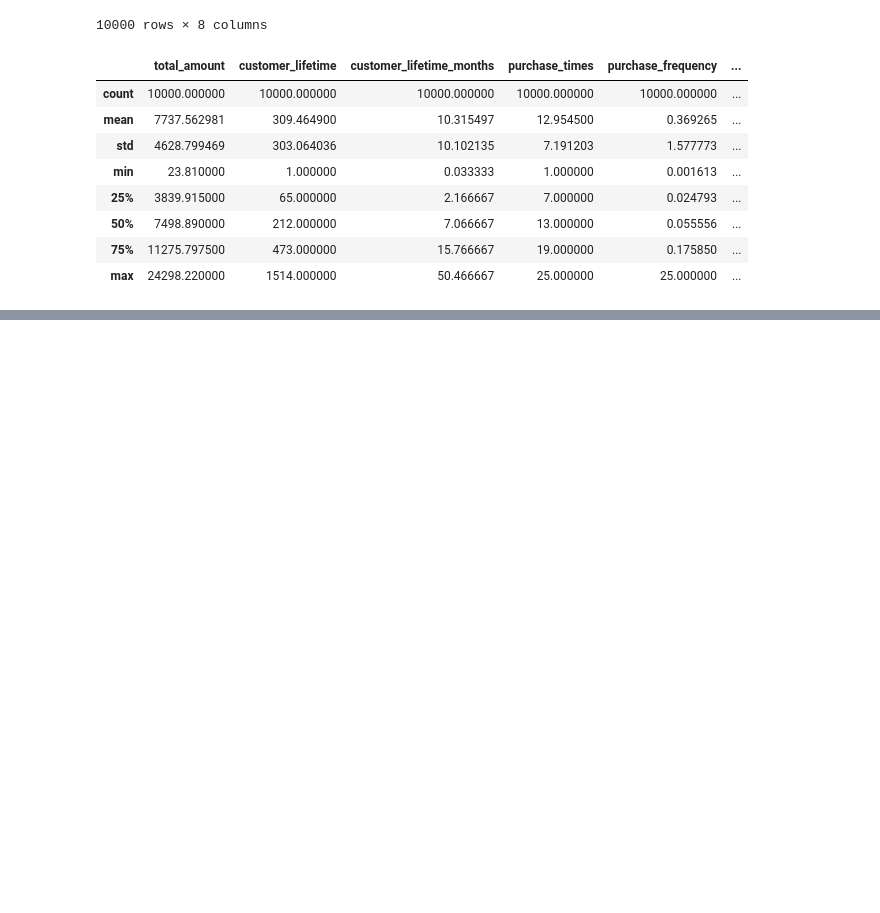
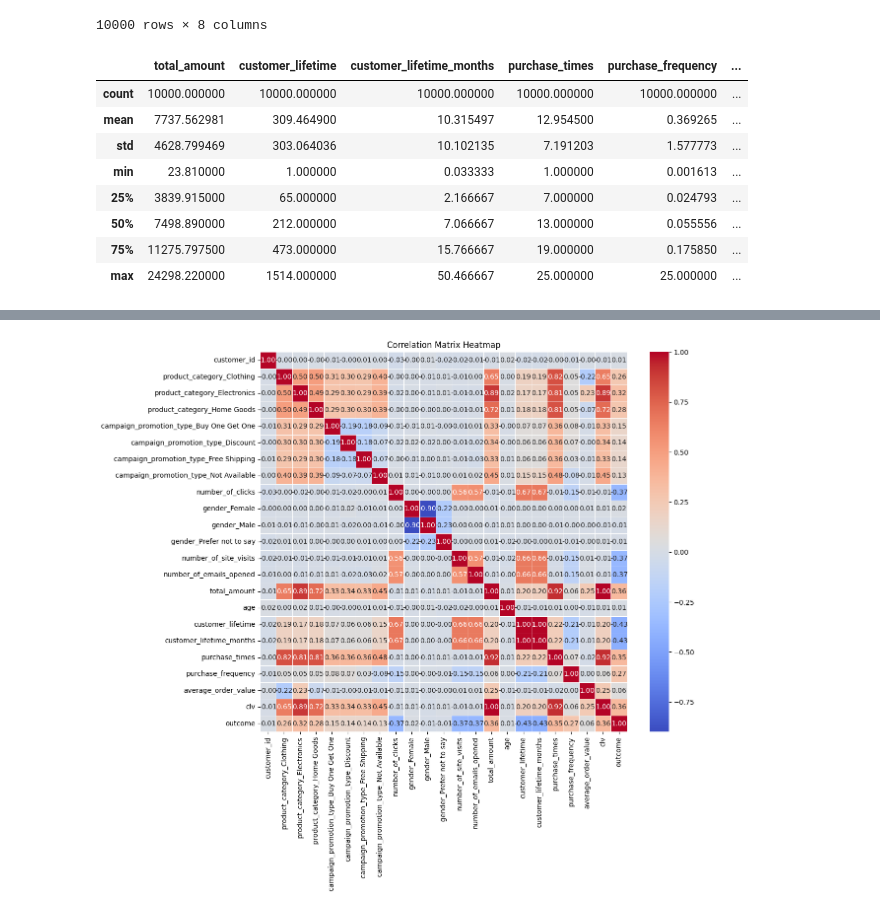
Before and after one commit to EvaW01/schulich_data_science_Xinyue-Wang, a Jupyter notebook: MBAN6110/A2_eva.ipynb, the cells around one changed output, grey strips where cells are left out. Drawn from its saved outputs; the diff is of its cells as text; code cells hidden in the pictures; blank space fills up the shorter version.

```diff
--- a/MBAN6110/A2_eva.ipynb
+++ b/MBAN6110/A2_eva.ipynb
@@ -576,0 +703,14 @@ dtype: int64
+# %%
+# 按 'customer_id' 分组，并对指定列求和，对其他列取第一个值
+df_grouped = df_final.groupby('customer_id').agg(
+    {**{col: 'sum' for col in columns_to_sum},
+     **{col: 'first' for col in columns_to_keep},
+     'outcome': 'max'}
+).reset_index()
+# %%
+# 确保没有重复的列
+df_grouped = df_grouped.loc[:,~df_grouped.columns.duplicated()]
+# %%
+# 删除不需要的列
+columns_to_drop = ['transaction_date', 'transaction_amount', 'campaign_campaign_id', 'purchase_frequency_month']
+df_grouped.drop(columns=columns_to_drop, inplace=True, errors='ignore')
@@ -576,0 +754,9 @@ dtype: int64
+# %%
+# Filter out numeric columns
+numeric_df_final = df_grouped.select_dtypes(include=[float, int])
+
+# Calculate Pearson correlation coefficient
+correlation_matrix = numeric_df_final.corr(method='pearson')
+
+# Print the correlation matrix
+print(correlation_matrix)
@@ -576,0 +781,8 @@ dtype: int64
+# %%
+# heatmap
+plt.figure(figsize=(12, 10))
+sns.heatmap(correlation_matrix, annot=True, cmap='coolwarm', fmt='.2f', linewidths=0.5)
+plt.title('Correlation Matrix Heatmap')
+plt.show()
+# %% [output]
+[figure, added]
```
Also changed, not shown: parts of 61 cells of this notebook.
